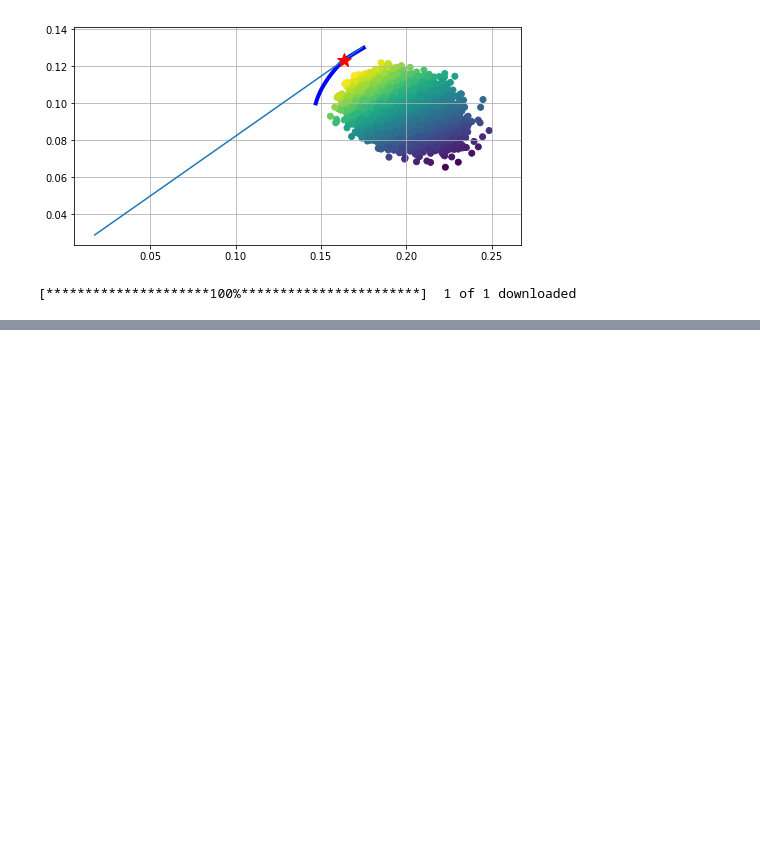
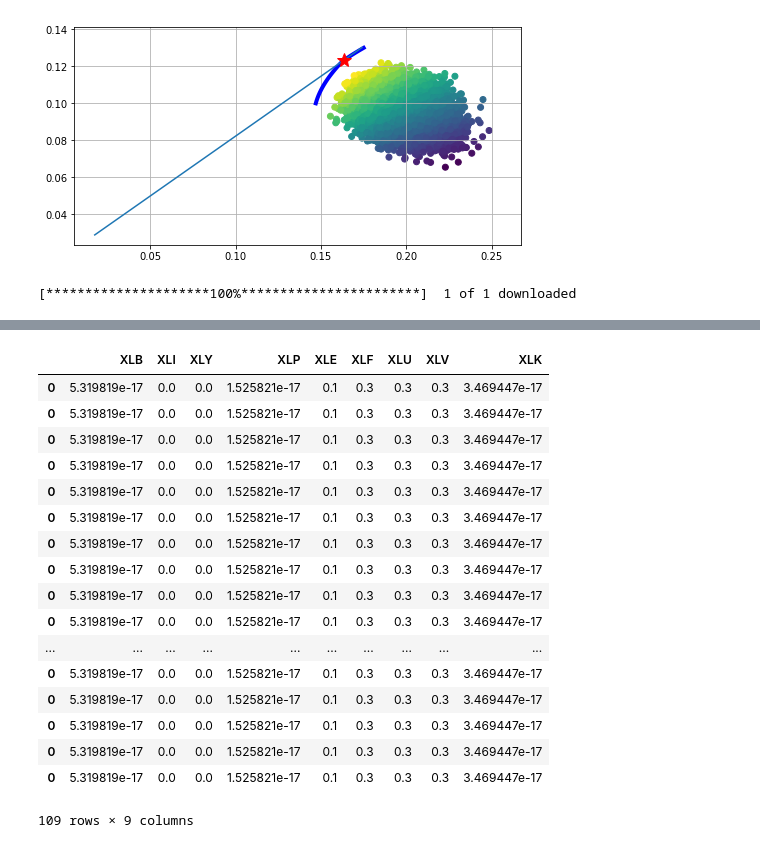
Before and after one commit to otosman/Python-for-Finance, a Jupyter notebook: Portfolio Optimization.ipynb, the cells around one changed output, grey strips where cells are left out. Drawn from its saved outputs; the diff is of its cells as text; code cells hidden in the pictures; blank space fills up the shorter version.

Commit message:
added rolling backtest, needs more work

```diff
--- a/Portfolio Optimization.ipynb
+++ b/Portfolio Optimization.ipynb
@@ -142,7 +142,7 @@ lookback = 12
 def quadfit(train,trainBM,test,testBM):
     syms = train.shape[1]
     #boundaries
-    bnds = tuple((0,.3) for x in range(syms))
+    bnds = tuple((0,.1) for x in range(syms))
     #constraints
     cons = ({'type':'eq','fun':lambda x: np.sum(x)-1})
     guess = syms*[1/syms]
@@ -156,12 +156,11 @@ def quadfit(train,trainBM,test,testBM):
         std = np.sqrt(np.dot(w.T,np.dot(train_cov,w)))
         sharpe = r/std
         return np.array([r,std,sharpe])
-    min_var_opt = sco.minimize(min_var, guess, method = 'SLSQP',constraints=cons, bounds=bnds)
+    max_sharpe_opt = sco.minimize(max_sharpe, guess, method = 'SLSQP',constraints=cons, bounds=bnds)
     weights = min_var_opt['x']
     test_rets = np.dot(weights,test)
     test_rets_bm = testBM
     cols = ticks+['Port Returns']+['Brk-B Returns']
-    result = pd.DataFrame(min_var_opt['x'])+np.dot(min_var_opt['x'],train_rets)+list(monthly_bm.values[0]),
-                                                                           index = monthly_bm.values[0],
-                                                                            columns = cols)
+    arr = np.hstack([weights,np.array(test_rets),test_rets_bm]).reshape(1,11)
+    result = pd.DataFrame(arr,columns=cols)
     return result
@@ -189,0 +202,21 @@ TypeError: len() of unsized object
+# %%
+backtestWeights
+# %% [output]
+|  | XLB | XLI | XLY | XLP | XLE | XLF | XLU | XLV | XLK |
+| 0 | 5.319819e-17 | 0.0 | 0.0 | 1.525821e-17 | 0.1 | 0.3 | 0.3 | 0.3 | 3.469447e-17 |
+| 0 | 5.319819e-17 | 0.0 | 0.0 | 1.525821e-17 | 0.1 | 0.3 | 0.3 | 0.3 | 3.469447e-17 |
+| 0 | 5.319819e-17 | 0.0 | 0.0 | 1.525821e-17 | 0.1 | 0.3 | 0.3 | 0.3 | 3.469447e-17 |
+| 0 | 5.319819e-17 | 0.0 | 0.0 | 1.525821e-17 | 0.1 | 0.3 | 0.3 | 0.3 | 3.469447e-17 |
+| 0 | 5.319819e-17 | 0.0 | 0.0 | 1.525821e-17 | 0.1 | 0.3 | 0.3 | 0.3 | 3.469447e-17 |
+| 0 | 5.319819e-17 | 0.0 | 0.0 | 1.525821e-17 | 0.1 | 0.3 | 0.3 | 0.3 | 3.469447e-17 |
+| 0 | 5.319819e-17 | 0.0 | 0.0 | 1.525821e-17 | 0.1 | 0.3 | 0.3 | 0.3 | 3.469447e-17 |
+| 0 | 5.319819e-17 | 0.0 | 0.0 | 1.525821e-17 | 0.1 | 0.3 | 0.3 | 0.3 | 3.469447e-17 |
+| 0 | 5.319819e-17 | 0.0 | 0.0 | 1.525821e-17 | 0.1 | 0.3 | 0.3 | 0.3 | 3.469447e-17 |
+| 0 | 5.319819e-17 | 0.0 | 0.0 | 1.525821e-17 | 0.1 | 0.3 | 0.3 | 0.3 | 3.469447e-17 |
+| ... | ... | ... | ... | ... | ... | ... | ... | ... | ... |
+| 0 | 5.319819e-17 | 0.0 | 0.0 | 1.525821e-17 | 0.1 | 0.3 | 0.3 | 0.3 | 3.469447e-17 |
+| 0 | 5.319819e-17 | 0.0 | 0.0 | 1.525821e-17 | 0.1 | 0.3 | 0.3 | 0.3 | 3.469447e-17 |
+| 0 | 5.319819e-17 | 0.0 | 0.0 | 1.525821e-17 | 0.1 | 0.3 | 0.3 | 0.3 | 3.469447e-17 |
+| 0 | 5.319819e-17 | 0.0 | 0.0 | 1.525821e-17 | 0.1 | 0.3 | 0.3 | 0.3 | 3.469447e-17 |
+| 0 | 5.319819e-17 | 0.0 | 0.0 | 1.525821e-17 | 0.1 | 0.3 | 0.3 | 0.3 | 3.469447e-17 |
+109 rows × 9 columns
```
Also changed, not shown: parts of 5 cells of this notebook.
